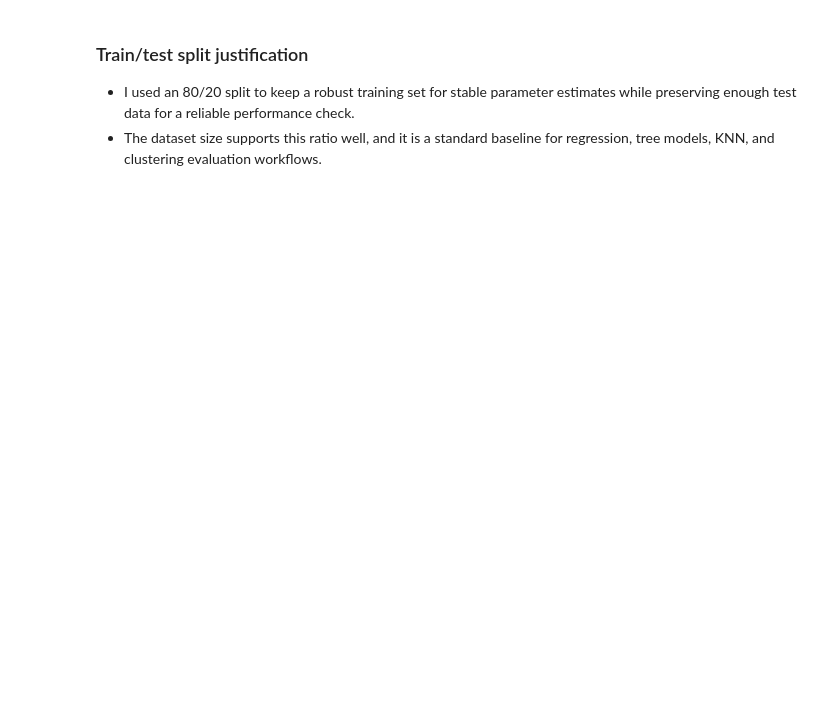
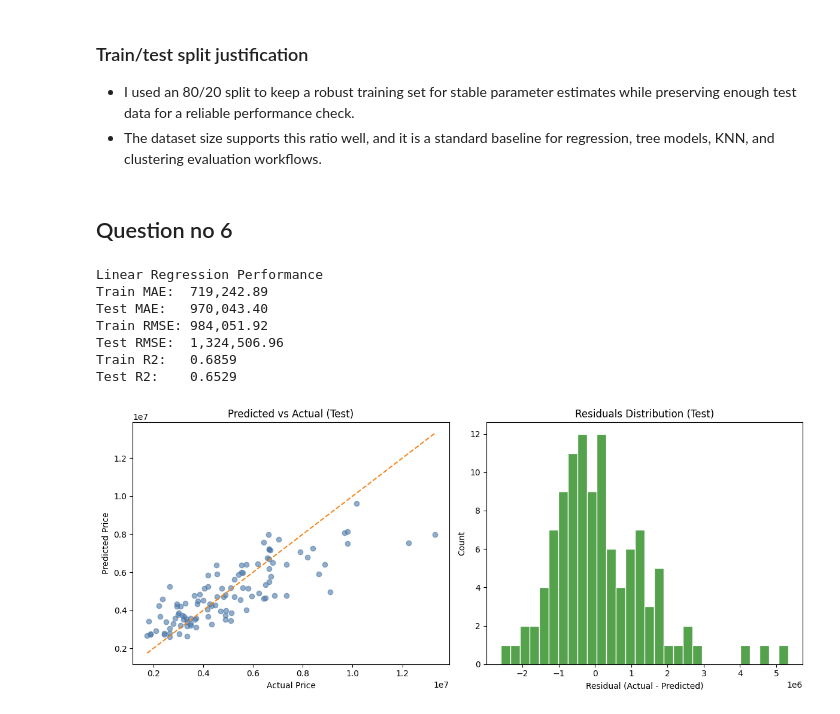
Before and after one commit to deepalsr/technical_assessment_dipal_shrestha_jobaxle, a Jupyter notebook: ai_ml/notebooks/notebook.ipynb, the cells around one changed output. Drawn from its saved outputs; the diff is of its cells as text; code cells hidden in the pictures; blank space fills up the shorter version.

Commit message:
Question no 6 and 7 answered

```diff
--- a/ai_ml/notebooks/notebook.ipynb
+++ b/ai_ml/notebooks/notebook.ipynb
@@ -8,8 +8,7 @@
 import pandas as pd
 import numpy as np
 import matplotlib.pyplot as plt
-import seaborn as sns
-import warnings, joblib, os
+import warnings, os
 
 from sklearn.model_selection import train_test_split, GridSearchCV, cross_val_score
 from sklearn.preprocessing import LabelEncoder, StandardScaler
@@ -20,7 +19,6 @@ from sklearn.cluster import KMeans
 from sklearn.metrics import mean_absolute_error, mean_squared_error, r2_score
 
 warnings.filterwarnings('ignore')
-sns.set_theme(style='whitegrid', palette='muted')
 %matplotlib inline
 print('All libraries loaded ')
 
@@ -344,3 +338,60 @@ ModuleNotFoundError: No module named 'sklearn'
 ### Train/test split justification
 - I used an 80/20 split to keep a robust training set for stable parameter estimates while preserving enough test data for a reliable performance check.
 - The dataset size supports this ratio well, and it is a standard baseline for regression, tree models, KNN, and clustering evaluation workflows.
+# %% [markdown]
+## Question no 6
+# %%
+# Linear Regression model
+lr_model = LinearRegression()
+lr_model.fit(X_train, y_train)
+
+# Predictions
+y_pred_train = lr_model.predict(X_train)
+y_pred_test = lr_model.predict(X_test)
+
+# Metrics
+train_mae = mean_absolute_error(y_train, y_pred_train)
+test_mae = mean_absolute_error(y_test, y_pred_test)
+train_rmse = np.sqrt(mean_squared_error(y_train, y_pred_train))
+test_rmse = np.sqrt(mean_squared_error(y_test, y_pred_test))
+train_r2 = r2_score(y_train, y_pred_train)
+test_r2 = r2_score(y_test, y_pred_test)
+
+print("Linear Regression Performance")
+print(f"Train MAE:  {train_mae:,.2f}")
+print(f"Test MAE:   {test_mae:,.2f}")
+print(f"Train RMSE: {train_rmse:,.2f}")
+print(f"Test RMSE:  {test_rmse:,.2f}")
+print(f"Train R2:   {train_r2:.4f}")
+print(f"Test R2:    {test_r2:.4f}")
+
+# Plots: Predicted vs Actual and Residuals
+fig, axes = plt.subplots(1, 2, figsize=(12, 5))
+
+# Predicted vs Actual
+axes[0].scatter(y_test, y_pred_test, alpha=0.6, color="#4c78a8")
+min_val = min(y_test.min(), y_pred_test.min())
+max_val = max(y_test.max(), y_pred_test.max())
+axes[0].plot([min_val, max_val], [min_val, max_val], "--", color="#f58518")
+axes[0].set_title("Predicted vs Actual (Test)")
+axes[0].set_xlabel("Actual Price")
+axes[0].set_ylabel("Predicted Price")
+
+# Residuals
+residuals = y_test - y_pred_test
+axes[1].hist(residuals, bins=30, color="#54a24b", edgecolor="white")
+axes[1].set_title("Residuals Distribution (Test)")
+axes[1].set_xlabel("Residual (Actual - Predicted)")
+axes[1].set_ylabel("Count")
+
+plt.tight_layout()
+plt.show()
+# %% [output]
+Linear Regression Performance
+Train MAE:  719,242.89
+Test MAE:   970,043.40
+Train RMSE: 984,051.92
+Test RMSE:  1,324,506.96
+Train R2:   0.6859
+Test R2:    0.6529
+[figure, added]
```
Also changed, not shown: parts of 12 cells of this notebook.
